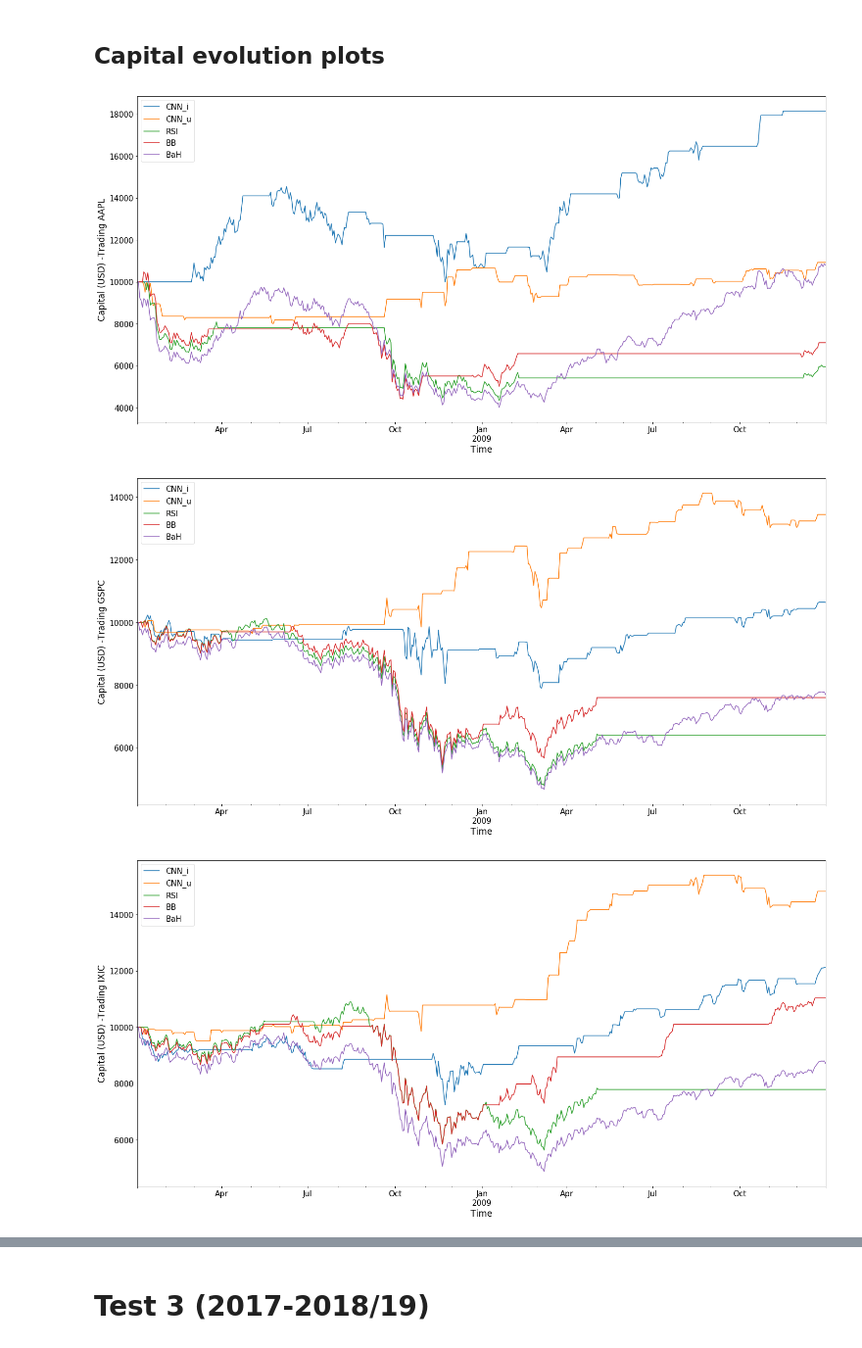
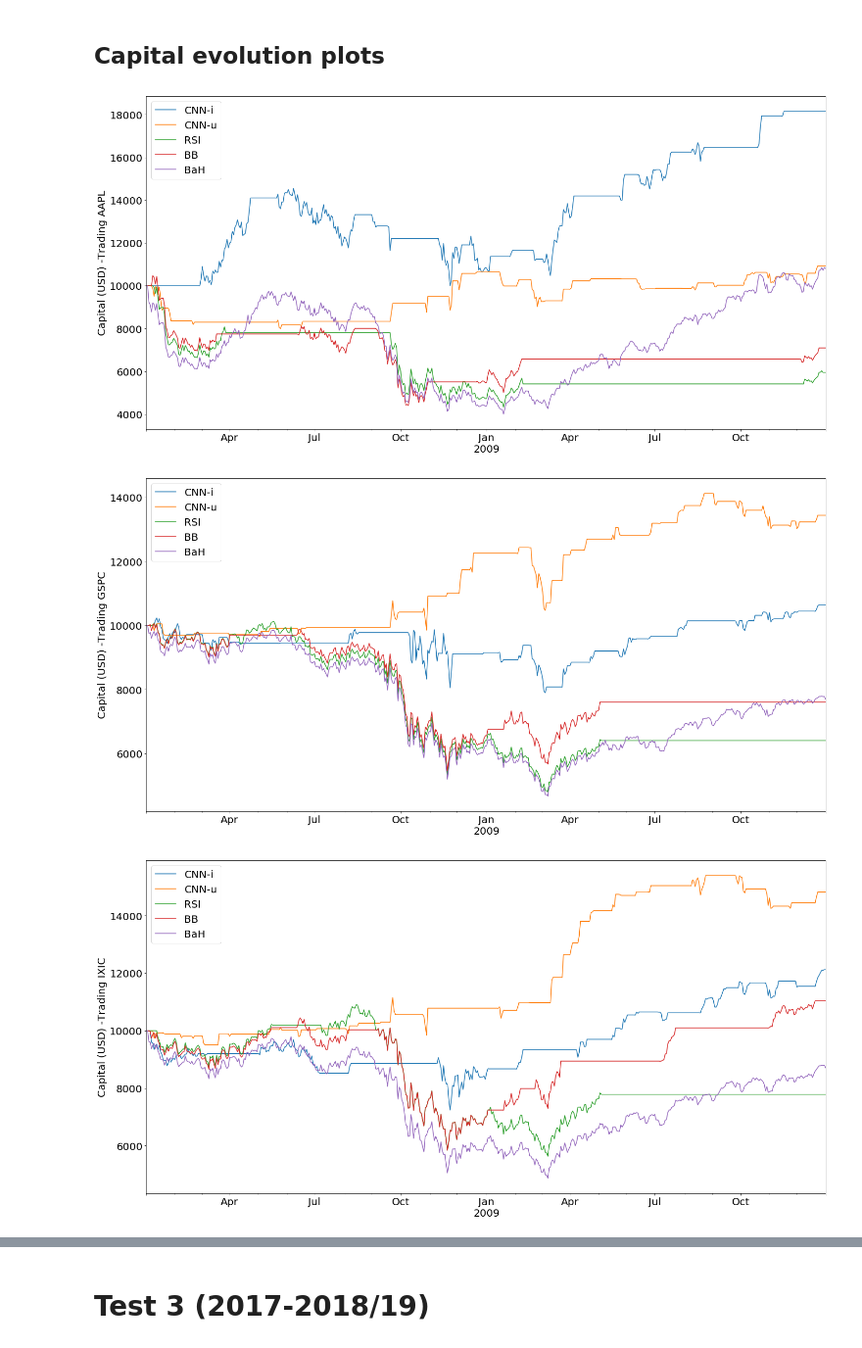
Before and after one commit to lauraperge/blackbox-trading-CNN, a Jupyter notebook: notebooks/financial-evaluation.ipynb, the cells around one changed output, grey strips where cells are left out. Shown at 98% size. Drawn from its saved outputs; the diff is of its cells as text; code cells hidden in the pictures.

```diff
--- a/notebooks/financial-evaluation.ipynb
+++ b/notebooks/financial-evaluation.ipynb
@@ -45,7 +45,7 @@ App_results1['Assets'] = Names
 # %% [markdown]
 ## Capital evolution
 # %%
-Capitals = pd.DataFrame(columns = ["CNN_i", "CNN_u", "RSI", "BB", "BaH"])
+Capitals = pd.DataFrame(columns = ["CNN-i", "CNN-u", "RSI", "BB", "BaH"])
 # %% [markdown]
 ### Competing Strategies
 # %%
@@ -163,7 +163,7 @@ for variant in cnn_versions:
         App_results1['TotalPL_Tr_' + variant].loc[App_results1['Assets'] == VarName] =cnns_result1[-1]['avg_profit_loss_trade']
 
         # Save Capitals for figures
-        eval("Capitals1_" + VarName)['CNN_' + abbrev] = cnns_result1[-1]['capital']
+        eval("Capitals1_" + VarName)['CNN-' + abbrev] = cnns_result1[-1]['capital']
 # %%
 Results1
 # %% [output]
@@ -258,11 +258,12 @@ for name in names:
     eval("Capitals1_" + name).set_index('Date', inplace=True)
 
     plt.rc('font', family = 'sans-serif')
-    eval("Capitals1_" + name).plot(figsize = (20,10), fontsize = 15)
+    eval("Capitals1_" + name).plot(figsize = (20,10), fontsize = 20)
 
-    plt.ylabel("Capital (USD) -Trading " + name, fontsize = 17)
-    plt.xlabel("Time", fontsize = 17)
-    plt.legend(loc=2, prop={'size': 15})
+    plt.ylabel("Capital (USD) -Trading " + name, fontsize = 20)
+    plt.xlabel("", fontsize = 20)
+    plt.tight_layout()
+    plt.legend(loc=2, prop={'size': 20})
     plt.savefig("../report/0304(0)_report/images/capitals/Capitals1_" + name +'.png')
     plt.show()
 # %% [output]
@@ -291,7 +292,7 @@ App_results2['Assets'] = Names
 # %% [markdown]
 ## Capital evolution
 # %%
-Capitals = pd.DataFrame(columns = ["CNN_i", "CNN_u", "RSI", "BB", "BaH"])
+Capitals = pd.DataFrame(columns = ["CNN-i", "CNN-u", "RSI", "BB", "BaH"])
 # %% [markdown]
 ### Competing Strategies
 # %%
@@ -478,20 +479,20 @@ TTest2.to_csv('../results tables/test2_ttest_fin.csv')
 # %%
 for name in names:
 
     #add date
     eval("Capitals2_" + name)['Date'] = pd.bdate_range(start='1/2/2008', end='12/31/2009')
     eval("Capitals2_" + name).set_index('Date', inplace=True)
 
     plt.rc('font', family = 'sans-serif')
-    eval("Capitals2_" + name).plot(figsize = (20,10), fontsize = 15)
+    eval("Capitals2_" + name).plot(figsize = (20,10), fontsize = 20)
 
-    plt.ylabel("Capital (USD) -Trading " + name, fontsize = 17)
-    plt.xlabel("Time", fontsize = 17)
-    plt.legend(loc=2, prop={'size': 15})
+    plt.ylabel("Capital (USD) -Trading " + name, fontsize = 20)
+    plt.xlabel("", fontsize = 20)
+    plt.legend(loc=2, prop={'size': 20})
     plt.tight_layout()
     plt.savefig("../report/0304(0)_report/images/capitals/Capitals2_" + name +'.png')
     plt.show()
 # %% [output]
-[figure, old version]
+[figure, new version]
-[figure, old version]
+[figure, new version]
-[figure, old version]
+[figure, new version]
```
Also changed, not shown: parts of 6 cells of this notebook, 20 other files.
